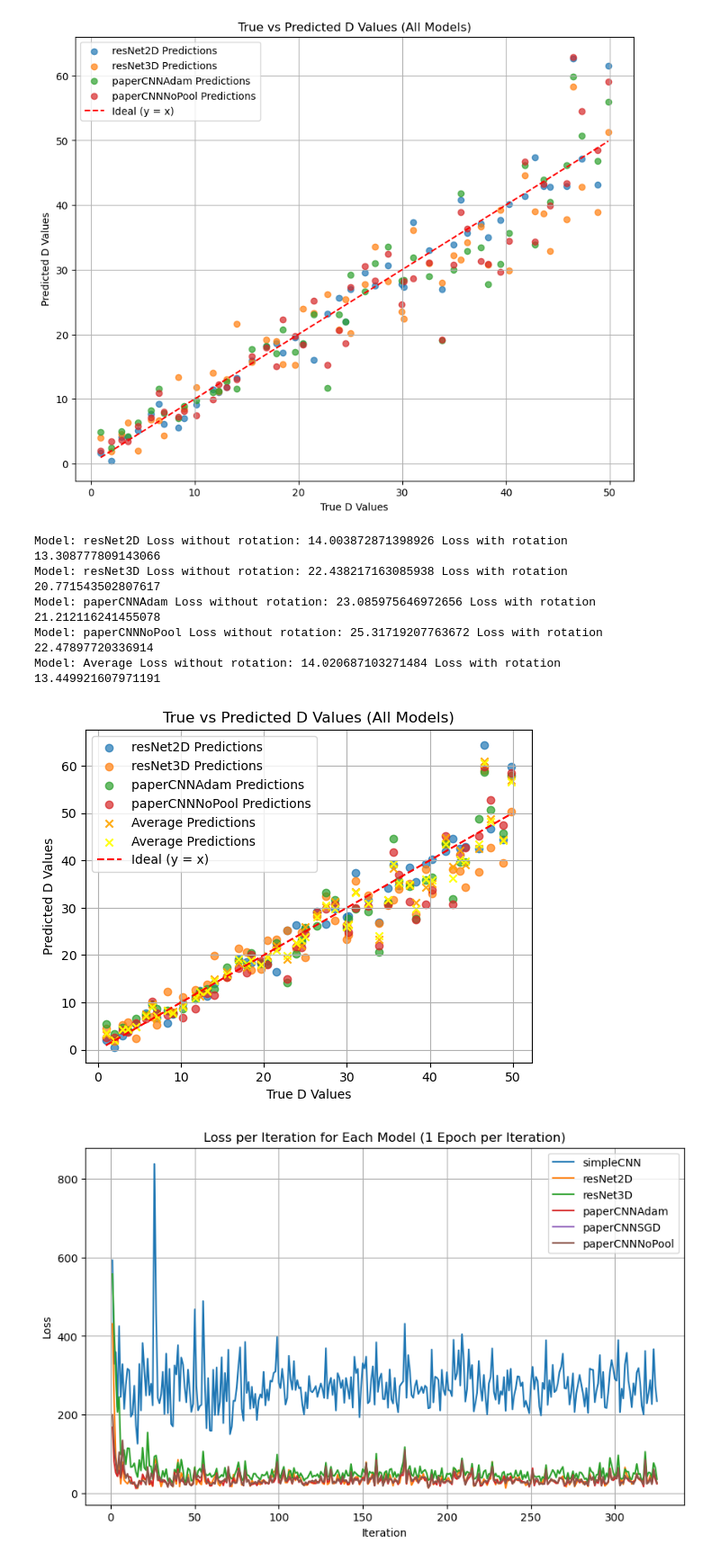
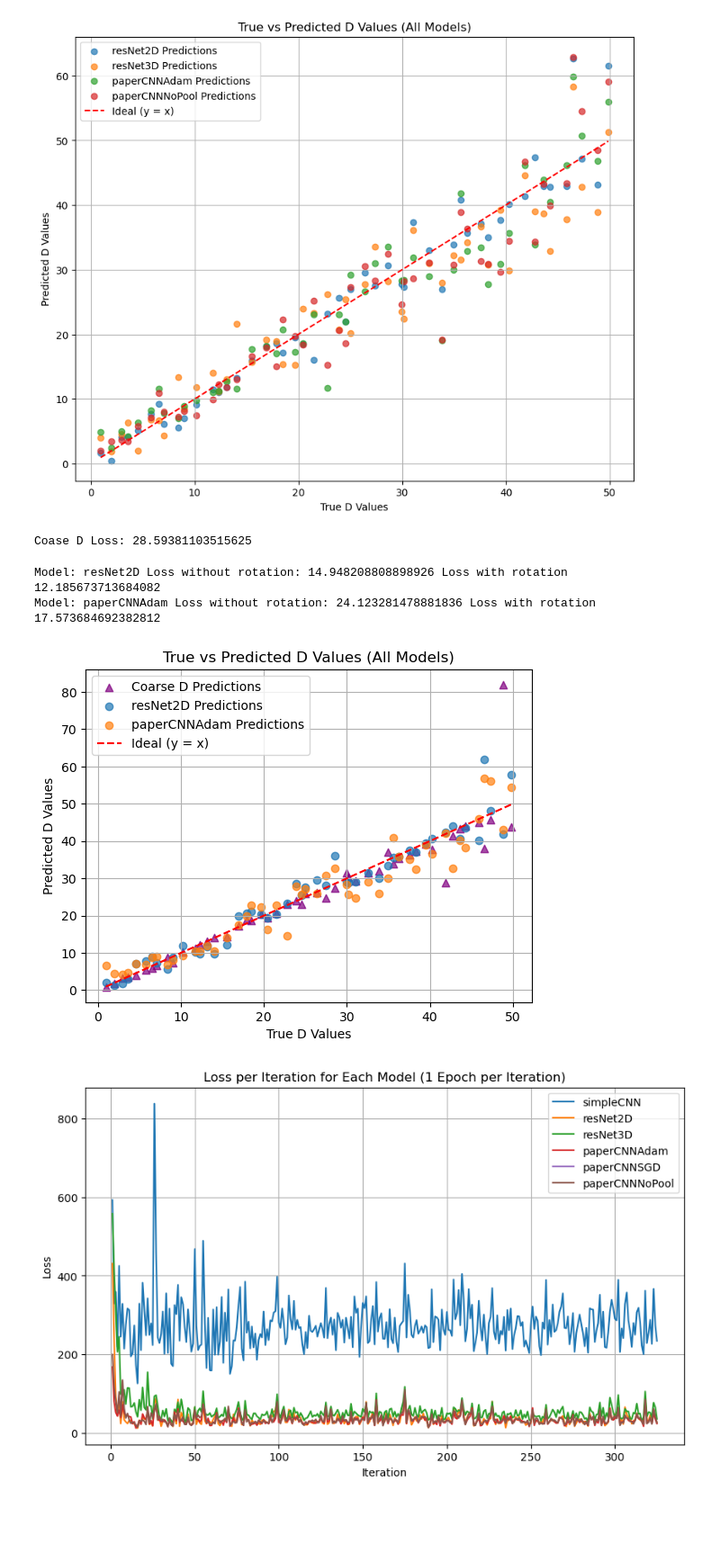
Before and after one commit to CS-433/ml-project-2-big-burger, a Jupyter notebook: ModelTrainPipeline.ipynb, the cells around one changed output. Shown at 90% size. Drawn from its saved outputs; the diff is of its cells as text; code cells hidden in the pictures; blank space fills up the shorter version.

Commit message:
coarse d on real images

```diff
--- a/ModelTrainPipeline.ipynb
+++ b/ModelTrainPipeline.ipynb
@@ -52,10 +52,10 @@ lr = 0.000001
 models_params = {
     #"simpleCNN": {"class": SimpleCNN, "train_fct": train_model, "loaded_model": None, "criterion": nn.MSELoss(), "optimizer" : "adam", "lr" : lr},
     "resNet2D": {"class": ResNet2D, "train_fct": train_model, "loaded_model": None, "criterion": nn.MSELoss(), "optimizer" : "adam", "lr" : lr},
-    "resNet3D": {"class": ResNet3D, "train_fct": train_model, "loaded_model": None, "criterion": nn.MSELoss(), "optimizer" : "adam", "lr" : lr},
+    #"resNet3D": {"class": ResNet3D, "train_fct": train_model, "loaded_model": None, "criterion": nn.MSELoss(), "optimizer" : "adam", "lr" : lr},
     "paperCNNAdam": {"class": PaperCnn, "train_fct": train_model, "loaded_model": None, "criterion": nn.MSELoss(), "optimizer" : "adam", "lr" : lr},
     #"paperCNNSGD": {"class": PaperCnn, "train_fct": train_model, "loaded_model": None, "criterion": nn.MSELoss(), "optimizer" : "sgd", "lr" :lr},
-    "paperCNNNoPool": {"class": PaperCnn, "train_fct": train_model, "loaded_model": None, "criterion": nn.MSELoss(), "optimizer" : "adam", "lr" :lr}
+    #"paperCNNNoPool": {"class": PaperCnn, "train_fct": train_model, "loaded_model": None, "criterion": nn.MSELoss(), "optimizer" : "adam", "lr" :lr}
 
 }
 # %%
@@ -244,11 +238,18 @@ plt.show()
 [figure]
 # %%
 # Initialize a vector to store the average predictions across all models
-average_predictions = torch.zeros_like(valDs_tensor, dtype=torch.float32, device=device)
-average_predictionsRot = torch.zeros_like(valDs_tensor, dtype=torch.float32, device=device)
+#average_predictions = torch.zeros_like(valDs_tensor, dtype=torch.float32, device=device)
+#average_predictionsRot = torch.zeros_like(valDs_tensor, dtype=torch.float32, device=device)
 
 # Count the number of models contributing to the average
 model_count = 0
+
+coarseD_tensor = torch.tensor(compute_coarseD_for_batch(val_images, dt), dtype=torch.float32, device=device) / 40
+lossCoarseD = criterion(coarseD_tensor, valDs_tensor)  # Loss for coarseD predictions
+coarseD_array = coarseD_tensor.view(-1).cpu().numpy()  # Convert to numpy for plotting
+plt.scatter(valDs_array, coarseD_array, color='purple', alpha=0.7, label='Coarse D Predictions', marker='^')
+print("Coase D Loss:", lossCoarseD.item())
+
 
 # Iterate over all models to plot predictions vs true values
 for name, params in models_params.items():
@@ -260,8 +261,8 @@ for name, params in models_params.items():
     valDs_tensor = torch.tensor(valDs, dtype=model_preds.dtype, device=model_preds.device)
 
     # Add predictions to the average vector
-    average_predictions += model_preds
-    average_predictionsRot += model_predsRot
+    #average_predictions += model_preds
+    #average_predictionsRot += model_predsRot
     model_count += 1
 
 
@@ -277,43 +278,47 @@ for name, params in models_params.items():
     print("Model:", name, "Loss without rotation:", loss.item(), "Loss with rotation", lossRot.item())
     plt.scatter(valDs_array, model_predsRot, alpha=0.7, label=f'{name} Predictions')
 
+
+
+
+"""
 # Calculate the average predictions
 average_predictions /= model_count
 average_predictionsRot /= model_count
 
 loss = criterion(average_predictions, valDs)
 lossRot = criterion(average_predictionsRot, valDs)
 
 print("Model:", "Average", "Loss without rotation:", loss.item(), "Loss with rotation", lossRot.item())
 
 # Convert average predictions to numpy for plotting
 average_predictions_np = average_predictions.view(-1).cpu().numpy()
 average_predictions_npRot = average_predictionsRot.view(-1).cpu().numpy()
 
 # Scatter plot for the average predictions
 plt.scatter(valDs_array, average_predictions_np, color='orange', alpha=0.9, label='Average Predictions', marker='x')
 plt.scatter(valDs_array, average_predictions_npRot, color='yellow', alpha=0.9, label='Average Predictions', marker='x')
+"""
+
 
 # Plot the ideal line
 min_val, max_val = min(valDs_array), max(valDs_array)
 plt.plot([min_val, max_val], [min_val, max_val], 'r--', label='Ideal (y = x)')
 
 # Add plot details
 plt.title("True vs Predicted D Values (All Models)")
 plt.xlabel("True D Values")
 plt.ylabel("Predicted D Values")
 plt.legend()
 plt.grid(True)
 
 # Show the plot
 plt.show()
 # %% [output]
-Model: resNet2D Loss without rotation: 14.003872871398926 Loss with rotation 13.308777809143066
-Model: resNet3D Loss without rotation: 22.438217163085938 Loss with rotation 20.771543502807617
-Model: paperCNNAdam Loss without rotation: 23.085975646972656 Loss with rotation 21.212116241455078
-Model: paperCNNNoPool Loss without rotation: 25.31719207763672 Loss with rotation 22.47897720336914
-Model: Average Loss without rotation: 14.020687103271484 Loss with rotation 13.449921607971191
+Coase D Loss: 28.59381103515625
+Model: resNet2D Loss without rotation: 14.948208808898926 Loss with rotation 12.185673713684082
+Model: paperCNNAdam Loss without rotation: 24.123281478881836 Loss with rotation 17.573684692382812
-[figure, old version]
+[figure, new version]
 # %%
 
 plt.figure(figsize=(10, 6))
```
Also changed, not shown: parts of 2 cells of this notebook, 1 other file.
